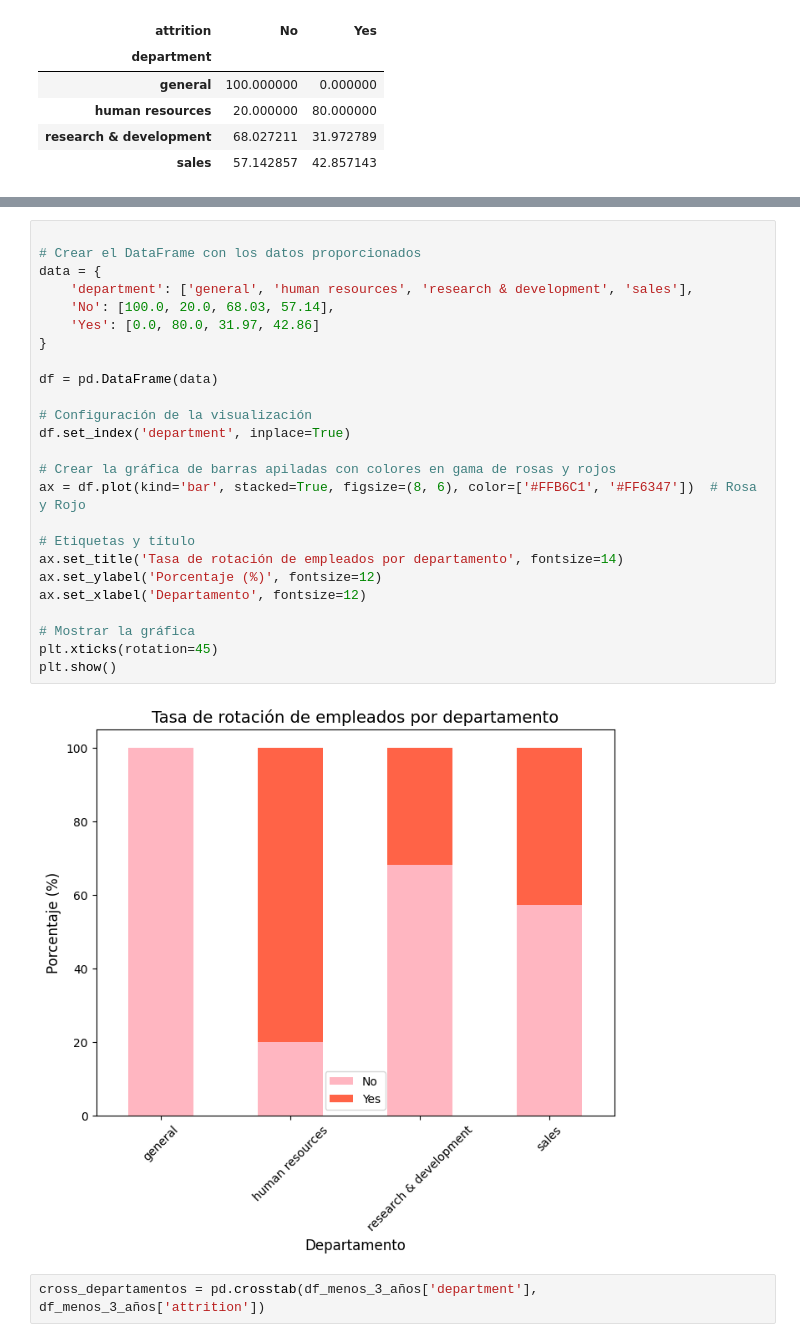
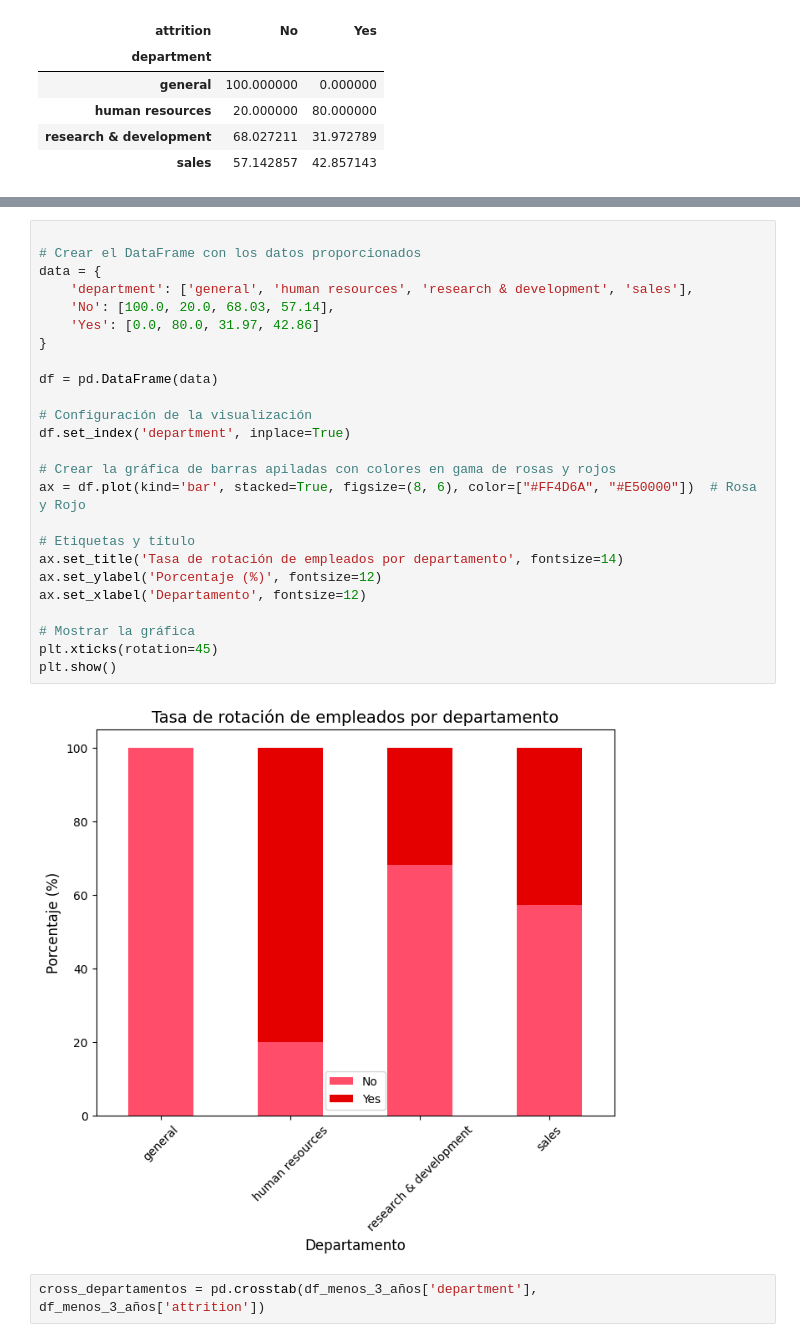
Before and after one commit to FiSaRaff/project-da-promo-k-modulo-3-team-2, a Jupyter notebook: notebooks/ab_testing.ipynb, the cells around one changed output, grey strips where cells are left out. Drawn from its saved outputs; the diff is of its cells as text.

```diff
--- a/notebooks/ab_testing.ipynb
+++ b/notebooks/ab_testing.ipynb
@@ -352,30 +372,30 @@ tabla_porcentajes_filas
 # %%
 
 # Crear el DataFrame con los datos proporcionados
 data = {
     'department': ['general', 'human resources', 'research & development', 'sales'],
     'No': [100.0, 20.0, 68.03, 57.14],
     'Yes': [0.0, 80.0, 31.97, 42.86]
 }
 
 df = pd.DataFrame(data)
 
 # Configuración de la visualización
 df.set_index('department', inplace=True)
 
 # Crear la gráfica de barras apiladas con colores en gama de rosas y rojos
-ax = df.plot(kind='bar', stacked=True, figsize=(8, 6), color=['#FFB6C1', '#FF6347'])  # Rosa y Rojo
+ax = df.plot(kind='bar', stacked=True, figsize=(8, 6), color=["#FF4D6A", "#E50000"])  # Rosa y Rojo
 
 # Etiquetas y título
 ax.set_title('Tasa de rotación de empleados por departamento', fontsize=14)
 ax.set_ylabel('Porcentaje (%)', fontsize=12)
 ax.set_xlabel('Departamento', fontsize=12)
 
 # Mostrar la gráfica
 plt.xticks(rotation=45)
 plt.show()
 # %% [output]
-[figure, old version]
+[figure, new version]
 # %%
 cross_departamentos = pd.crosstab(df_menos_3_años['department'], df_menos_3_años['attrition'])
 # %%
```
Also changed, not shown: parts of 5 cells of this notebook.
